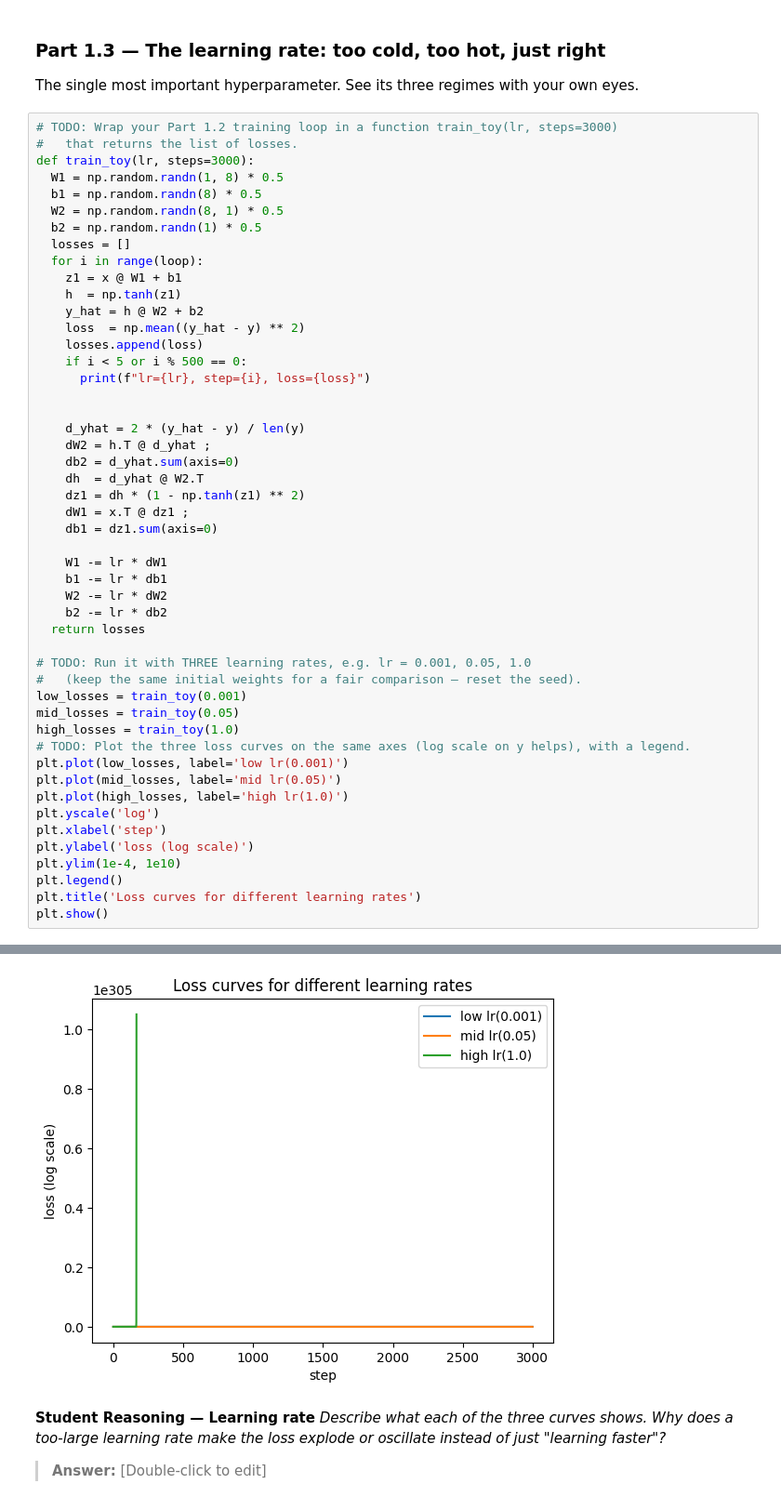
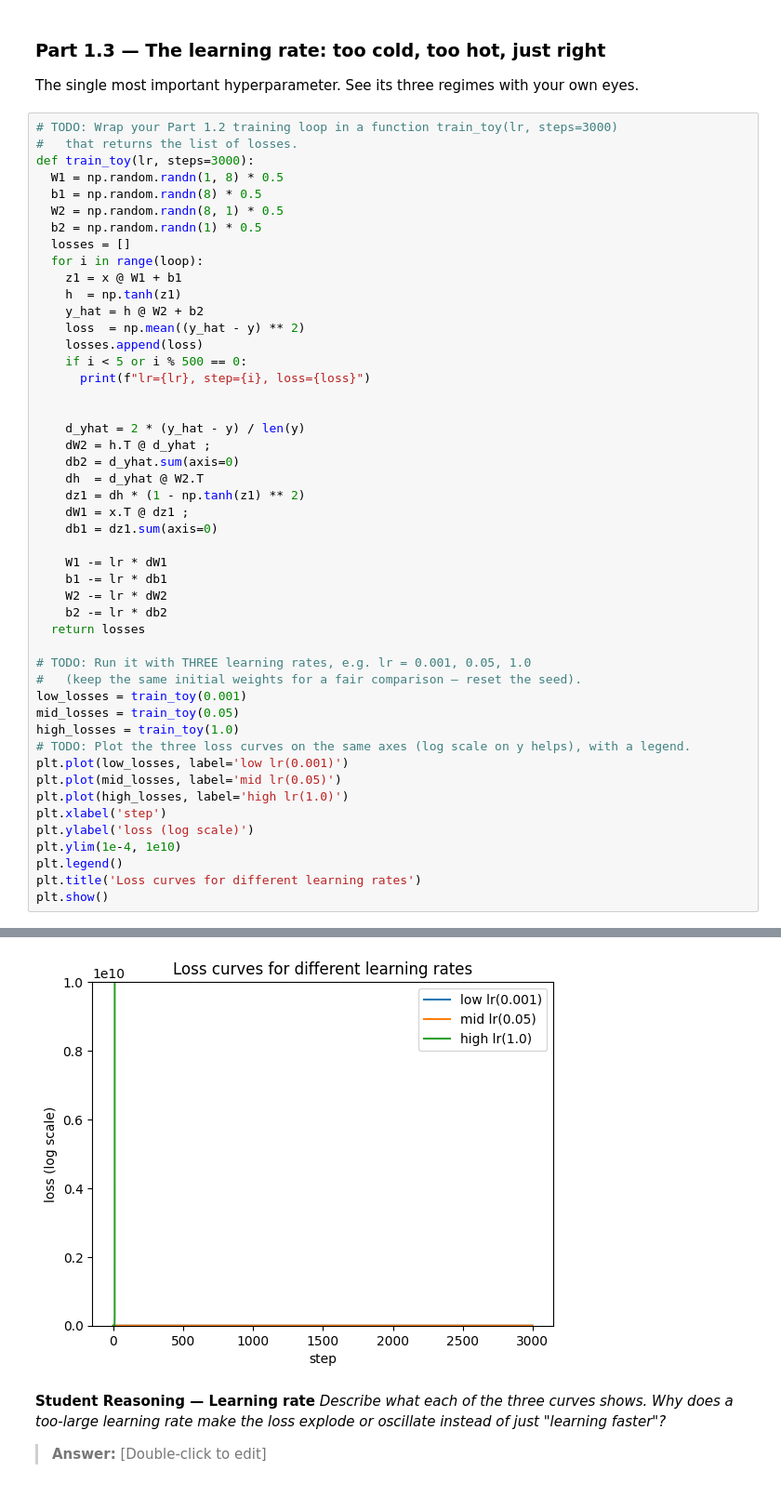
Before and after one commit to a-mensah26/Lab-3, a Jupyter notebook: Lab_3.ipynb, the cells around one changed output, grey strips where cells are left out. Shown at 93% size. Cells and saved outputs as stored; diff of their text form.

```diff
--- a/Lab_3.ipynb
+++ b/Lab_3.ipynb
@@ -277,7 +256,6 @@ high_losses = train_toy(1.0)
 plt.plot(low_losses, label='low lr(0.001)')
 plt.plot(mid_losses, label='mid lr(0.05)')
 plt.plot(high_losses, label='high lr(1.0)')
-plt.yscale('log')
 plt.xlabel('step')
 plt.ylabel('loss (log scale)')
 plt.ylim(1e-4, 1e10)
@@ -303,9 +281,9 @@ lr=1.0, step=4, loss=75429.03975449492
 lr=1.0, step=500, loss=nan
 lr=1.0, step=1000, loss=nan
 lr=1.0, step=1500, loss=nan
 lr=1.0, step=2000, loss=nan
 lr=1.0, step=2500, loss=nan
-[figure, old version]
+[figure, new version]
 # %% [markdown]
 **Student Reasoning — Learning rate**
 *Describe what each of the three curves shows. Why does a too-large learning rate make the
```
Also changed, not shown: parts of 6 cells of this notebook.
